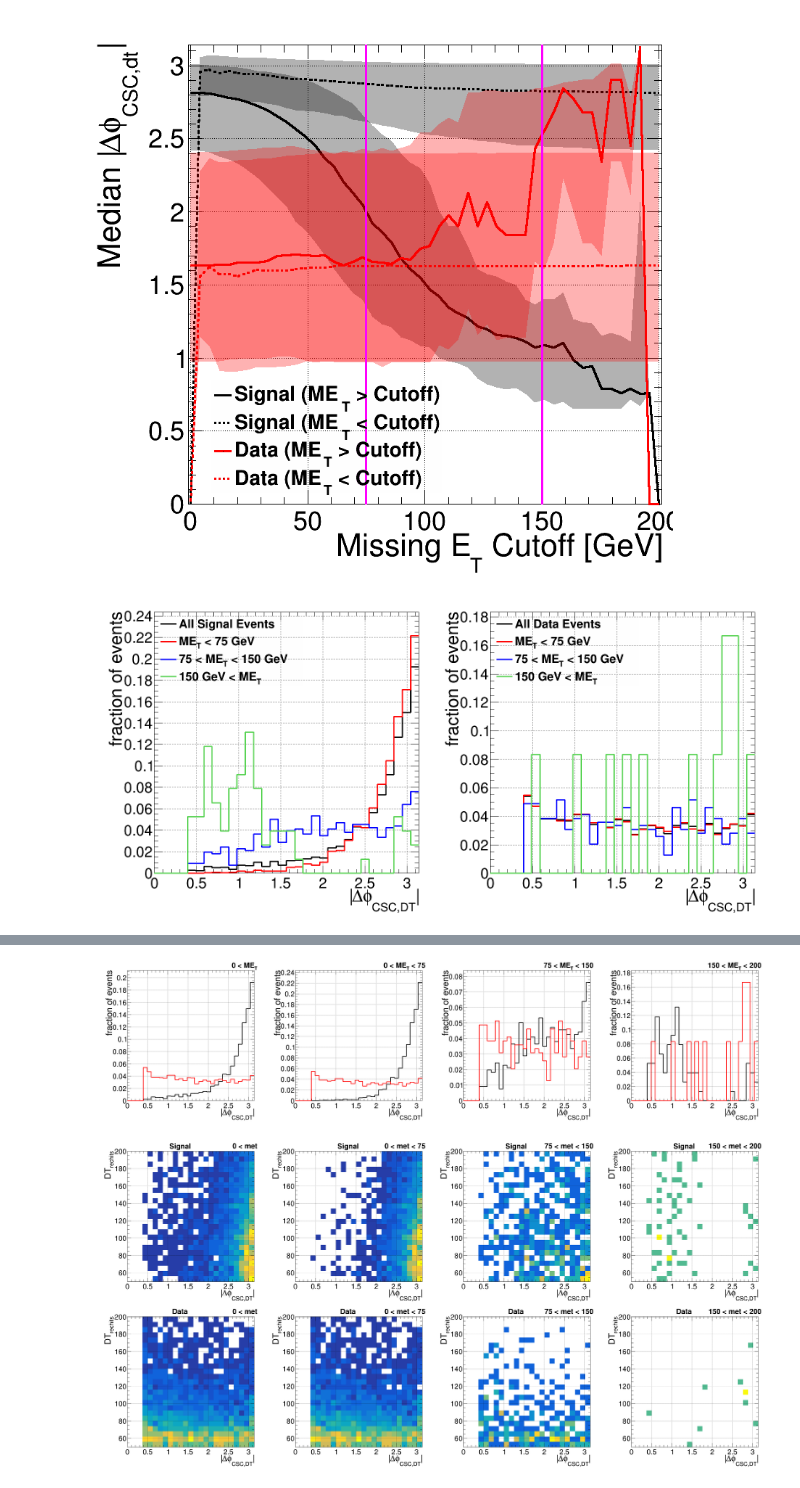
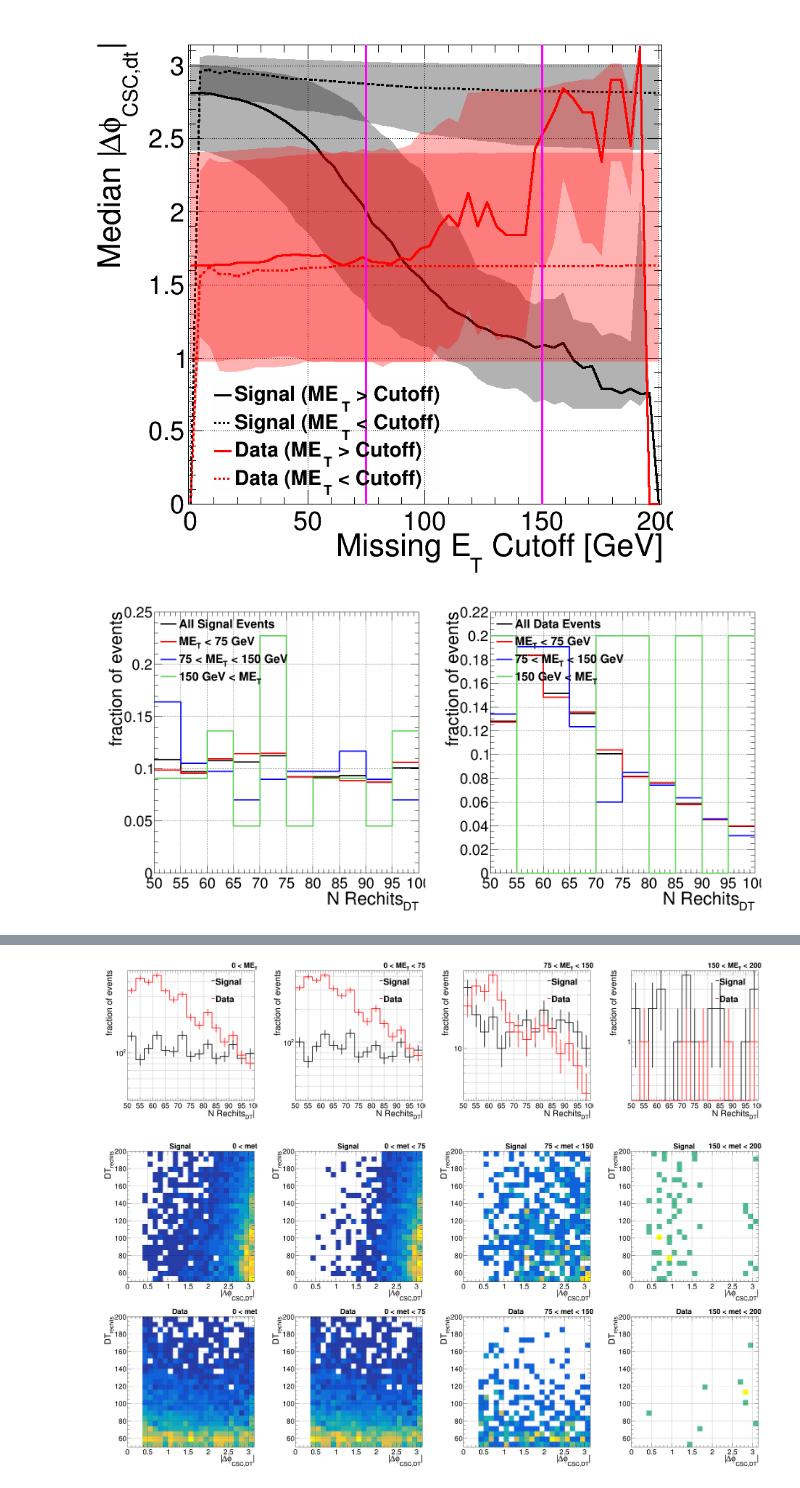
Before and after one commit to cms-lpc-llp/mds_analysis, a Jupyter notebook: notebooks/split_met.ipynb, the cells around one changed output, grey strips where cells are left out. Cells and saved outputs as stored; diff of their text form; code cells hidden in the pictures.

```diff
--- a/notebooks/split_met.ipynb
+++ b/notebooks/split_met.ipynb
@@ -56,7 +56,7 @@ TAG_CATEGORY = ('csccsc', 'cscdt')[1]
 SIZE_VAR = TAG_CATEGORY[3:]
 
 MET_CATEGORY = ('lt200', 'low', 'high')[0]
-LOW_MET, HIGH_MET = 75, 125
+LOW_MET, HIGH_MET = 75, 150
 
 
 FN_MC = f'{DATA_DIR}/processed/mc_{TAG_CATEGORY}_{CUT_VERSION}_{MET_CATEGORY}_rdf.root'
@@ -82,7 +82,7 @@ rdfs = {
 
 print('Events Read:')
 for key, rdf in rdfs.items():
-    # rdf = rdf.Filter('tag_dPhi > 0.4')
+    rdf = rdf.Filter('tag_dPhi > 0.4')
     if SIZE_VAR == 'csc':
         rdf = rdf.Alias('tag_size', 'csc1Size')
         rdf = rdf.Alias('tag_ctau', 'csc1CTau')
@@ -420,6 +420,10 @@ canvas.Divide(2,1)
 xv = 'tag_dPhi'
 txy_label = f';|#Delta#phi_{{CSC,{SIZE_VAR.upper()}}}|;fraction of events'
 form =(txy_label,32,0,PI)
+
+xv = 'tag_size'
+txy_label = f';N Rechits_{{{SIZE_VAR.upper()}}};fraction of events'
+form =(txy_label,10,50,100)
 
 for ikey, key in enumerate(('mc', 'r3')):
     canvas.cd(ikey+1).SetGrid()
@@ -457,7 +461,7 @@ for ikey, key in enumerate(('mc', 'r3')):
     gc.extend([legend] + hhs)
 canvas.Draw()
 # %% [output]
-[figure, old version]
+[figure, new version]
 # %%
 canvas = TCanvas('','',4*800,800)
 canvas.Divide(4,1)
@@ -465,43 +469,74 @@ canvas.Divide(4,1)
 xv = 'tag_dPhi'
 form =(f';|#Delta#phi_{{CSC,{SIZE_VAR.upper()}}}|;fraction of events',32,0,PI)
 
+xv = 'tag_size'
+form =(f';N Rechits_{{{SIZE_VAR.upper()}}}|;fraction of events', 15, 50, 100)
+
 for i, ft in enumerate([f'0 < met',
                         f'(0 < met) & (met < {LOW_MET})',
                         f'({LOW_MET} < met) & (met < {HIGH_MET})',
                         f'({HIGH_MET} < met) & (met < 200)']):
     canvas.cd(i+1).SetGrid()
-    canvas.cd(i+1).SetLogz()
+    canvas.cd(i+1).SetLogy()
 
     latex = TLatex()
     latex.SetTextSize(0.05)
 
-    legend = TLegend(0.17, 0.72, 0.62, 0.94)
+    legend = TLegend(0.7, 0.72, 0.9, 0.94)
     legend.SetBorderSize(0)
     legend.SetFillColorAlpha(rt.kBlack, 0.0)#0.2)
-    legend.SetTextSize(0.04)
+    legend.SetTextSize(0.06)
     legend.SetMargin(0.15)
 
     h1 = rdfs['mc'].Filter(ft).Histo1D(('Signal',*form),xv).GetValue()
     h2 = rdfs['r3'].Filter(ft).Histo1D(('Data',*form),xv).GetValue()
     hhs = [h1,h2]
 
-    # hmax = max([h.GetMaximum() for h in hhs])
-    hmax = max([h.GetMaximum() / h.Integral() if h.Integral() else 0 for h in hhs])
+    vmc = rdfs['mc'].Filter(ft).AsNumpy([xv])[xv]
+    vr3 = rdfs['r3'].Filter(ft).AsNumpy([xv])[xv]
+    print(ft)
+    print(f'{np.min(vmc):.2f}, {np.median(vmc):.2f}, {np.max(vmc):.2f}, {np.mean(vmc):.2f}')
+    print(f'{np.quantile(vmc, 0.01):.2f}, {np.quantile(vmc, 0.05):.2f}, {np.quantile(vmc, 0.1):.2f}')
+    print(f'{np.quantile(vmc, 0.99):.2f}, {np.quantile(vmc, 0.95):.2f}, {np.quantile(vmc, 0.9):.2f}')
+    print('')
+    print(f'{np.min(vr3):.2f}, {np.median(vr3):.2f}, {np.max(vr3):.2f}, {np.mean(vr3):.2f}')
+    print(f'{np.quantile(vr3, 0.01):.2f}, {np.quantile(vr3, 0.05):.2f}, {np.quantile(vr3, 0.1):.2f}')
+    print(f'{np.quantile(vr3, 0.99):.2f}, {np.quantile(vr3, 0.95):.2f}, {np.quantile(vr3, 0.9):.2f}')
+    print('')
+
+
+
+    hmax = max([h.GetMaximum() for h in hhs])
+    # hmax = max([h.GetMaximum() / h.Integral() if h.Integral() else 0 for h in hhs])
     for ih, hh in enumerate(hhs):
         nev = hh.Integral()
         if hmax <= 1 and nev:
             hh.Scale(1/hh.Integral())
-        hh.SetMinimum(0)
+        # hh.SetMinimum(0)
         hh.SetMaximum(hmax*1.1)
         hh.SetLineColor(SCL[ih])
         hh.SetLineWidth(3)
-        hh.Draw('hist same')
-        print(hh.GetName())
+
+        # ff = rt.TF1(f'f_{i}_{ih}', 'exp([0]+[1]*x)', 50, 150)
+        # hh.Fit(ff,'LQEMO')
+
+        # hh.SetFillColorAlpha(SCL[ih],0.2)
+        # hh.DrawCopy('e3 same')
+        # hh.SetFillColorAlpha(SCL[ih],0.0)
+        hh.Draw('hist e same')
+        # ff = rt.TF1(f'f_{i}_{ih}', 'exp([0]+[1]*x+[2]*x*x)', 50, 200)
+        # ff.SetLineColor(SCL[ih])
+        # ff.SetLineWidth(3)
+        # hh.Fit(ff,'QEM')
+        # ff.Draw('same')
+        # gc.append(ff)
+
         legend.AddEntry(hh, hh.GetName(), 'L')
 
     _ft = ft.replace('(', '').replace(')', '').replace('met & met', 'met').replace('met', 'ME_{T}')
     latex.SetTextAlign(33)
     latex.DrawLatexNDC(1, 1, _ft)
+    legend.Draw()
 
     gc.extend([legend,latex]+hhs)
 
@@ -518,4 +562,4 @@ Data
-[figure, old version]
+[figure, new version]
 # %%
 # canvas = TCanvas('','',800,800)
 # canvas.SetGrid()
```
Also changed, not shown: parts of 11 cells of this notebook, 32 other files.
